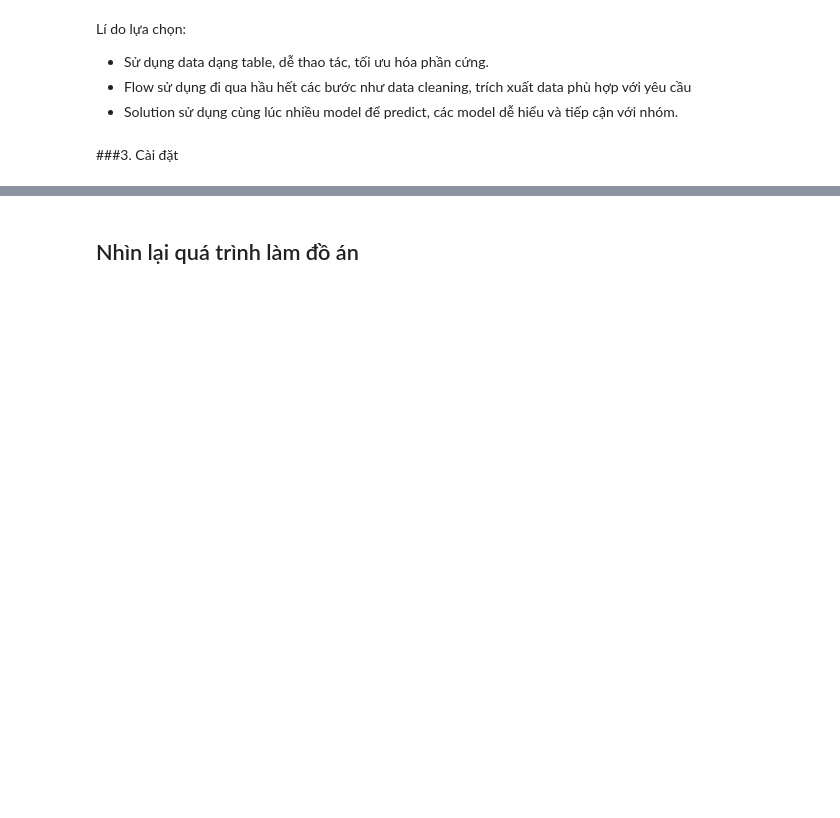
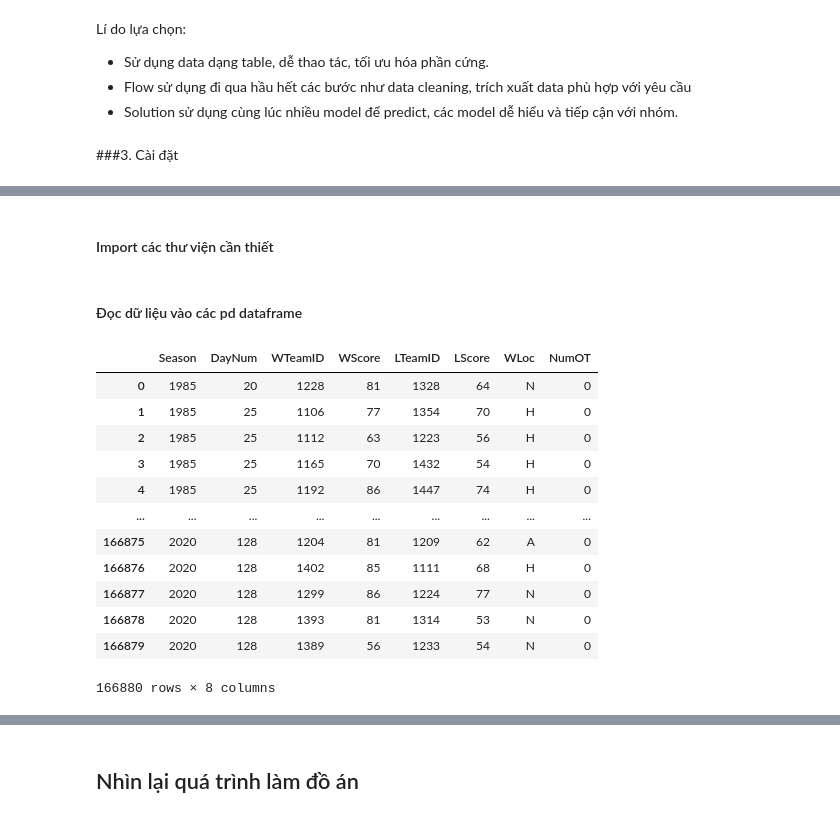
Before and after one commit to nomiku1999/KTDLUD, a Jupyter notebook: Report.ipynb, the cells around one changed output, grey strips where cells are left out. Saved outputs shown, nothing was run; the diff lists cells and outputs as text; code cells hidden in the pictures; blank space fills up the shorter version.

```diff
--- a/Report.ipynb
+++ b/Report.ipynb
@@ -74,0 +112,2 @@ Lí do lựa chọn:
+# %% [markdown]
+#### Import các thư viện cần thiết
@@ -74,0 +124,20 @@ Lí do lựa chọn:
+# %% [markdown]
+#### Đọc dữ liệu vào các pd dataframe
+# %%
+MRSCResults = pd.read_csv('MRegularSeasonCompactResults.csv')
+# %%
+MRSCResults
+# %% [output]
+|  | Season | DayNum | WTeamID | WScore | LTeamID | LScore | WLoc | NumOT |
+| 0 | 1985 | 20 | 1228 | 81 | 1328 | 64 | N | 0 |
+| 1 | 1985 | 25 | 1106 | 77 | 1354 | 70 | H | 0 |
+| 2 | 1985 | 25 | 1112 | 63 | 1223 | 56 | H | 0 |
+| 3 | 1985 | 25 | 1165 | 70 | 1432 | 54 | H | 0 |
+| 4 | 1985 | 25 | 1192 | 86 | 1447 | 74 | H | 0 |
+| ... | ... | ... | ... | ... | ... | ... | ... | ... |
+| 166875 | 2020 | 128 | 1204 | 81 | 1209 | 62 | A | 0 |
+| 166876 | 2020 | 128 | 1402 | 85 | 1111 | 68 | H | 0 |
+| 166877 | 2020 | 128 | 1299 | 86 | 1224 | 77 | N | 0 |
+| 166878 | 2020 | 128 | 1393 | 81 | 1314 | 53 | N | 0 |
+| 166879 | 2020 | 128 | 1389 | 56 | 1233 | 54 | N | 0 |
+166880 rows × 8 columns
```
Also changed, not shown: parts of 26 cells of this notebook.
